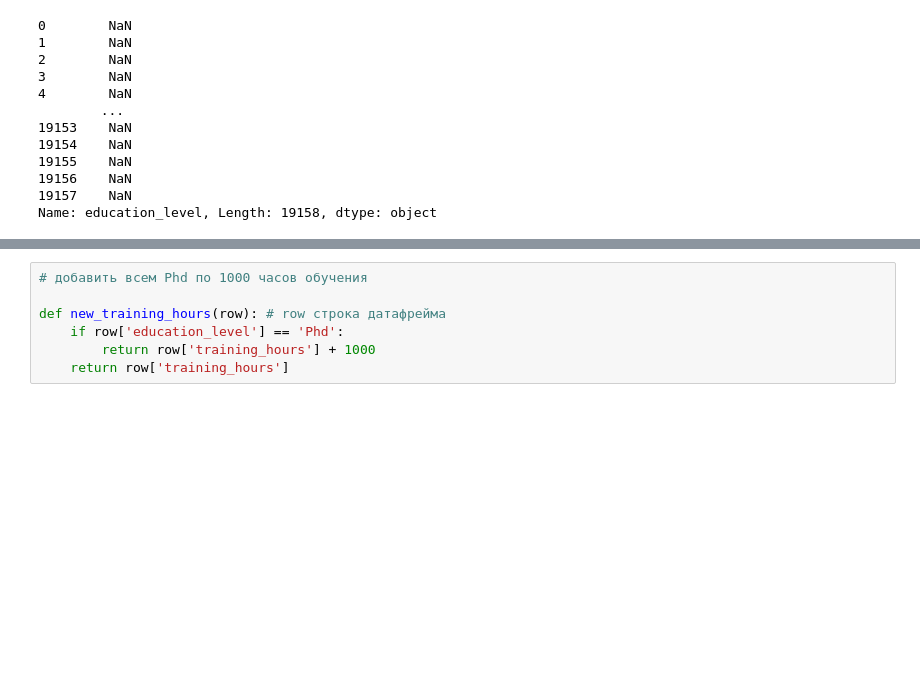
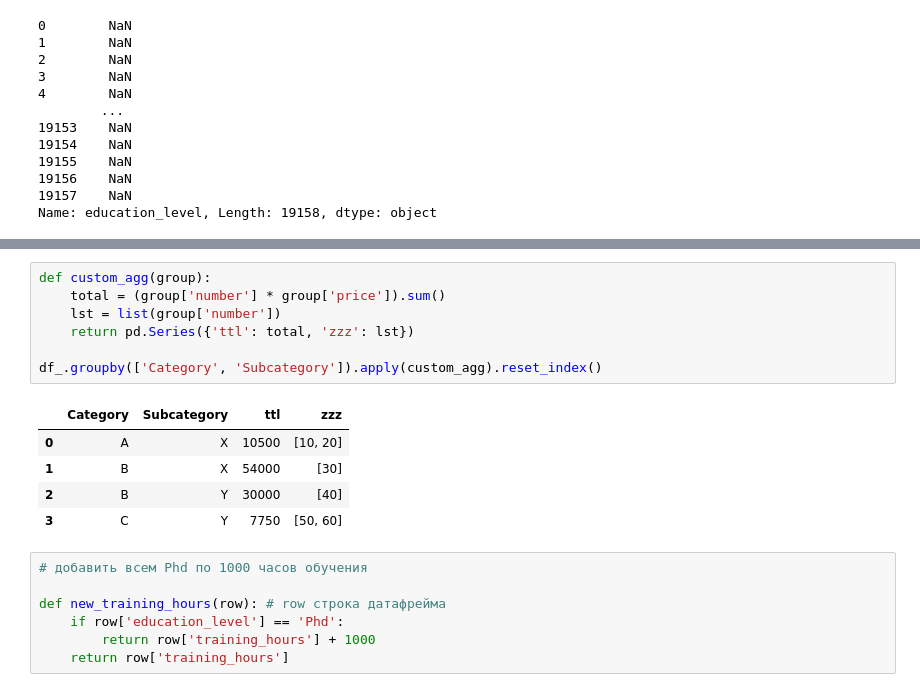
Before and after one commit to maxfil333/shared, a Jupyter notebook: pandas_notes.ipynb, the cells around one changed output, grey strips where cells are left out. Drawn from its saved outputs; the diff is of its cells as text; blank space fills up the shorter version.

```diff
--- a/pandas_notes.ipynb
+++ b/pandas_notes.ipynb
@@ -624,3 +642,16 @@ Name: education_level, Length: 19158, dtype: object
+# %%
+def custom_agg(group):
+    total = (group['number'] * group['price']).sum()
+    lst = list(group['number'])
+    return pd.Series({'ttl': total, 'zzz': lst})
+
+df_.groupby(['Category', 'Subcategory']).apply(custom_agg).reset_index()
+# %% [output]
+|  | Category | Subcategory | ttl | zzz |
+| 0 | A | X | 10500 | [10, 20] |
+| 1 | B | X | 54000 | [30] |
+| 2 | B | Y | 30000 | [40] |
+| 3 | C | Y | 7750 | [50, 60] |
 # %%
 # добавить всем Phd по 1000 часов обучения
 
```
Also changed, not shown: parts of 33 cells of this notebook, 2 other files.
